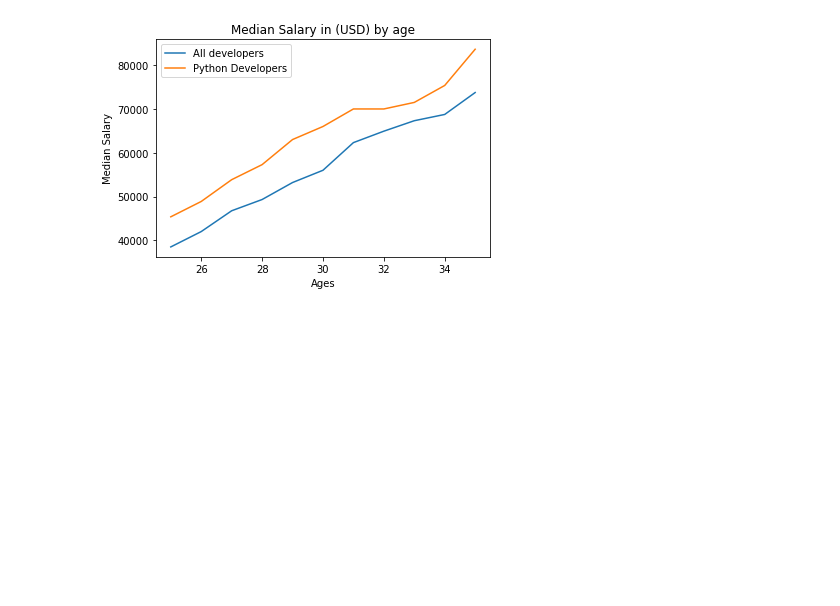
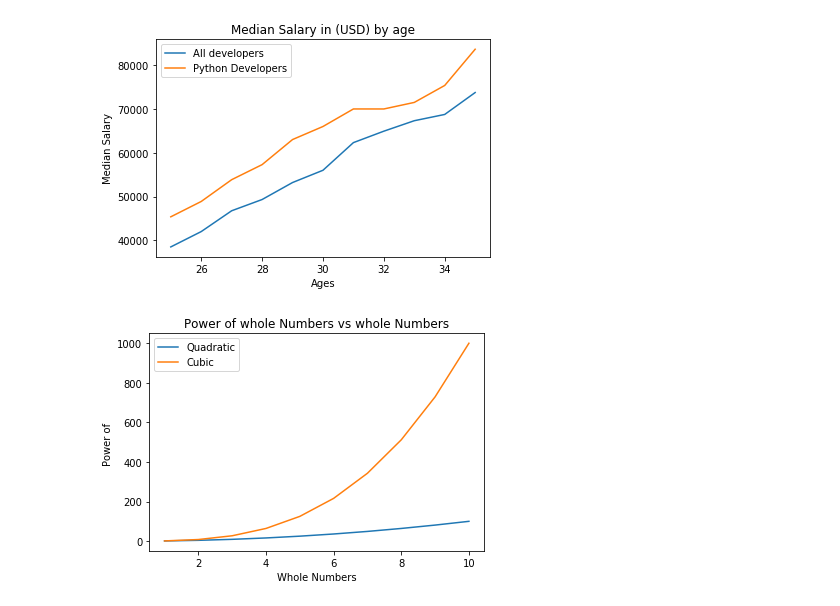
Before and after one commit to Vikasjce/Python, a Jupyter notebook: Matplotlib/pyplot_the_most_common_plot.ipynb, the cells around one changed output. Drawn from its saved outputs; the diff is of its cells as text; code cells hidden in the pictures; blank space fills up the shorter version.

Commit message:
Updated the tutorial to Matplotlib

```diff
--- a/Matplotlib/pyplot_the_most_common_plot.ipynb
+++ b/Matplotlib/pyplot_the_most_common_plot.ipynb
@@ -68,3 +68,21 @@ plt.legend()# Adding Legend to the plot but cumberson to read.
 plt.show() # This will show the data
 # %% [output]
 [figure]
+# %%
+from matplotlib import pyplot as plt
+x=[1,2,3,4,5,6,7,8,9,10] # X axes another dataset
+
+y=[1,4,9,16,25,36,49,64,81,100] # Y axes another dataset
+plt.plot(x,y,label='Quadratic')
+
+z=[1,8,27,64,125,6**3,7**3,8**3,9**3,10**3] # Y axes another dataset
+plt.plot(x,z,label='Cubic')
+
+plt.xlabel("Whole Numbers") # Xlal
+plt.ylabel("Power of ")
+plt.title("Power of whole Numbers vs whole Numbers")
+
+plt.legend()
+plt.show()
+# %% [output]
+[figure, added]
```
